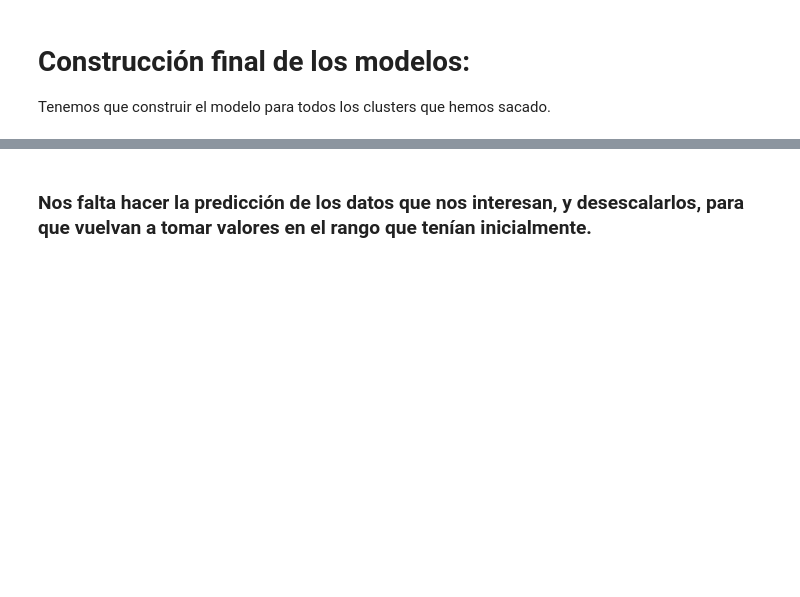
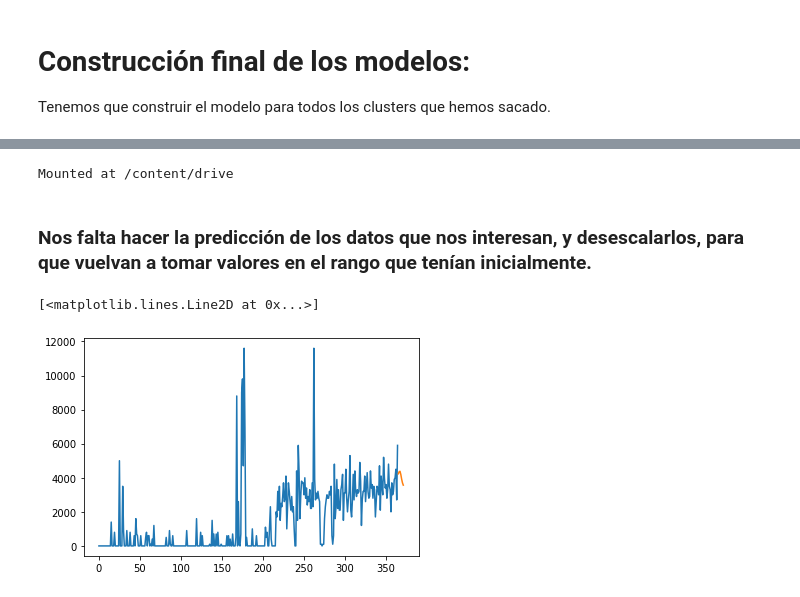
Before and after one commit to Qaraqororum/datatlon_cajamar, a Jupyter notebook: script predicción.ipynb, the cells around one changed output, grey strips where cells are left out. Drawn from its saved outputs; the diff is of its cells as text; code cells hidden in the pictures; blank space fills up the shorter version.

```diff
--- a/script predicción.ipynb
+++ b/script predicción.ipynb
@@ -515,17 +523,16 @@ for i in range(1,5):
   x_cluster=consumo[ind==i]
 
   #creamos el set de entrenamiento
-
   #separamos los datos en train y test
   #pero para el entrenamiento final esto no lo hacemos
   #consumo_train,consumo_test= train_test_split(consumo_g[1],test_size=0.2)
   #x_train,x_val,y_train,y_val= train_test_split(inputs_train,outputs_train,test_size=0.2)
   #inputs_test,outputs_test=window(consumo_test,20,7,extras)
 
-  inputs_train,outputs_train=window(x_cluster,20,7,extras)
+  inputs_train,outputs_train=window(x_cluster,40,7,extras)
 
   #creamos el modelo
-  input=tf.keras.layers.Input(shape=[20,4])
+  input=tf.keras.layers.Input(shape=[40,4])
   x=tf.keras.layers.LSTM(30,return_sequences=True)(input)
   x=tf.keras.layers.LSTM(20,return_sequences=False)(x)
   x=tf.keras.layers.Dense(100,activation="relu")(x)
@@ -536,5 +543,5 @@ for i in range(1,5):
 
   #entrenamos el modelo
   model.compile(optimizer="adam",loss="mse")
-  model.fit(x_train,y_train,validation_data=(x_val,y_val),epochs=20,batch_size=128,validation_split=0.2)
+  model.fit(inputs_train,outputs_train,epochs=20,batch_size=128,validation_split=0.1)
   models.append(model)
@@ -540,0 +566,5 @@ for i in range(1,5):
+# %%
+from google.colab import drive
+drive.mount('/content/drive')
+# %% [output]
+Mounted at /content/drive
@@ -545,13 +578,15 @@ for i in range(1,5):
 def predict_one(model,data,extra):
   #cogemos unos valores y los pasamos al rango 0, 1
   scal=MinMaxScaler()
-  data=scal.fit_transform(data)
-
+  data=scal.fit_transform(data.reshape(-1, 1))[:,0]
   #a los datos les aplicamos un filtro gausiano para suavizarlo
   data=ndimage.gaussian_filter(data,1.5,0)
-  y_pred=model.predict(data[-40:][np.newaxis,...])[0]
-  y_pred=scal.inverse_transform(y_pred)
-  return y_pred
+  x=np.vstack([data,extras])
+  x=np.swapaxes(x,0,1)
+  y_pred=model.predict(x[-40:,:][np.newaxis,...])
+
+  y_pred=scal.inverse_transform(y_pred.reshape(-1, 1))
+  return y_pred[:,0]
 
 #una función que recorra todos los contadores pasandole los datos, los indices de clustering,
 #y los modelos para cada clustering, y devuelva la prediccion para 1 semana
@@ -560,3 +595,11 @@ def predict_all(models,data,indices,extra):
   for i,dat in enumerate(data):
     pred.append(predict_one(models[indices[i]-1],dat,extra))
   return np.array(pred)
+# %%
+a=predict_one(models[1],lectura[1],extras)
+# %%
+plt.plot(lectura[1])
+plt.plot(range(365,365+7),a)
+# %% [output]
+[<matplotlib.lines.Line2D at 0x...>]
+[figure, added]
```
Also changed, not shown: parts of 9 cells of this notebook.
